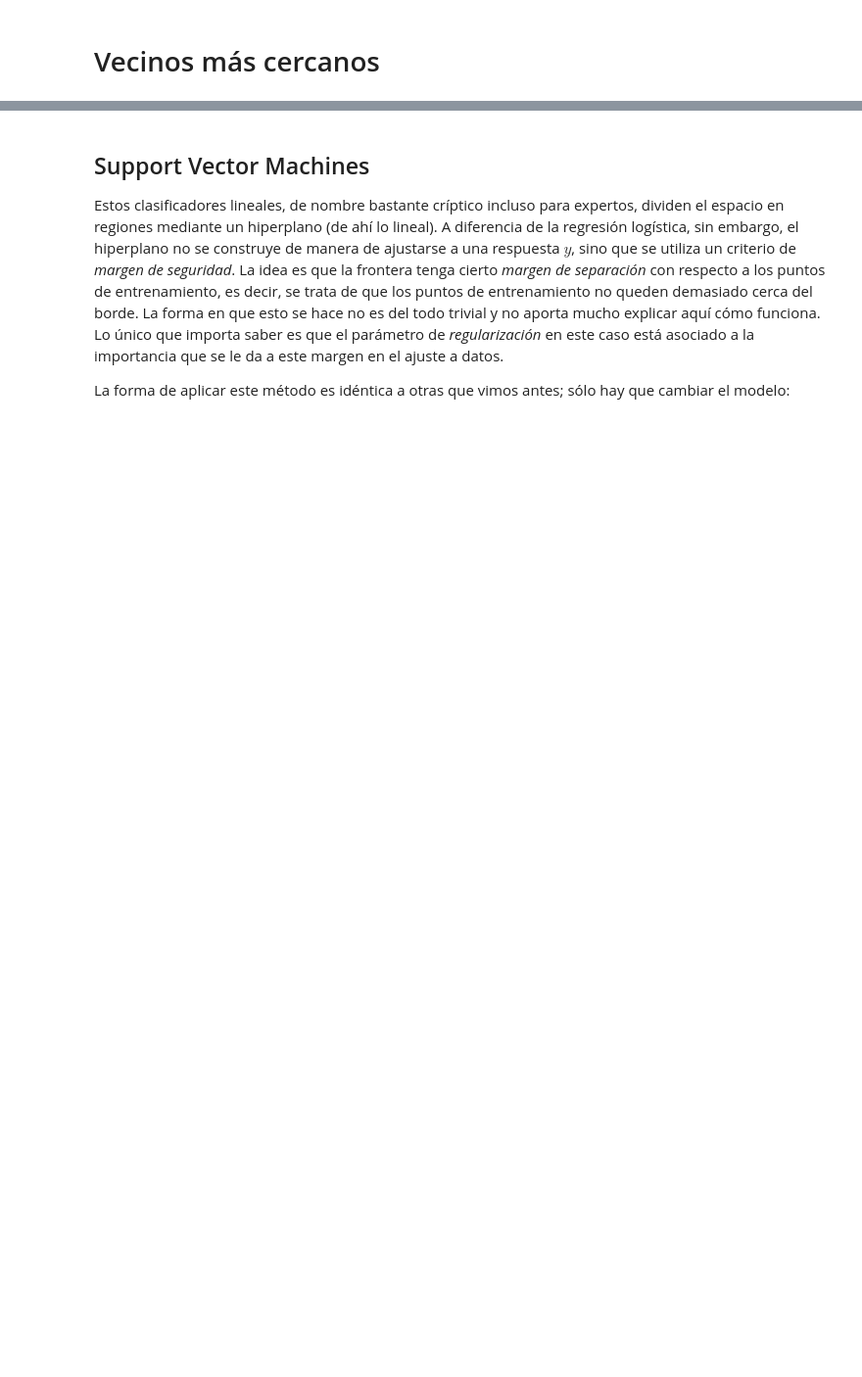
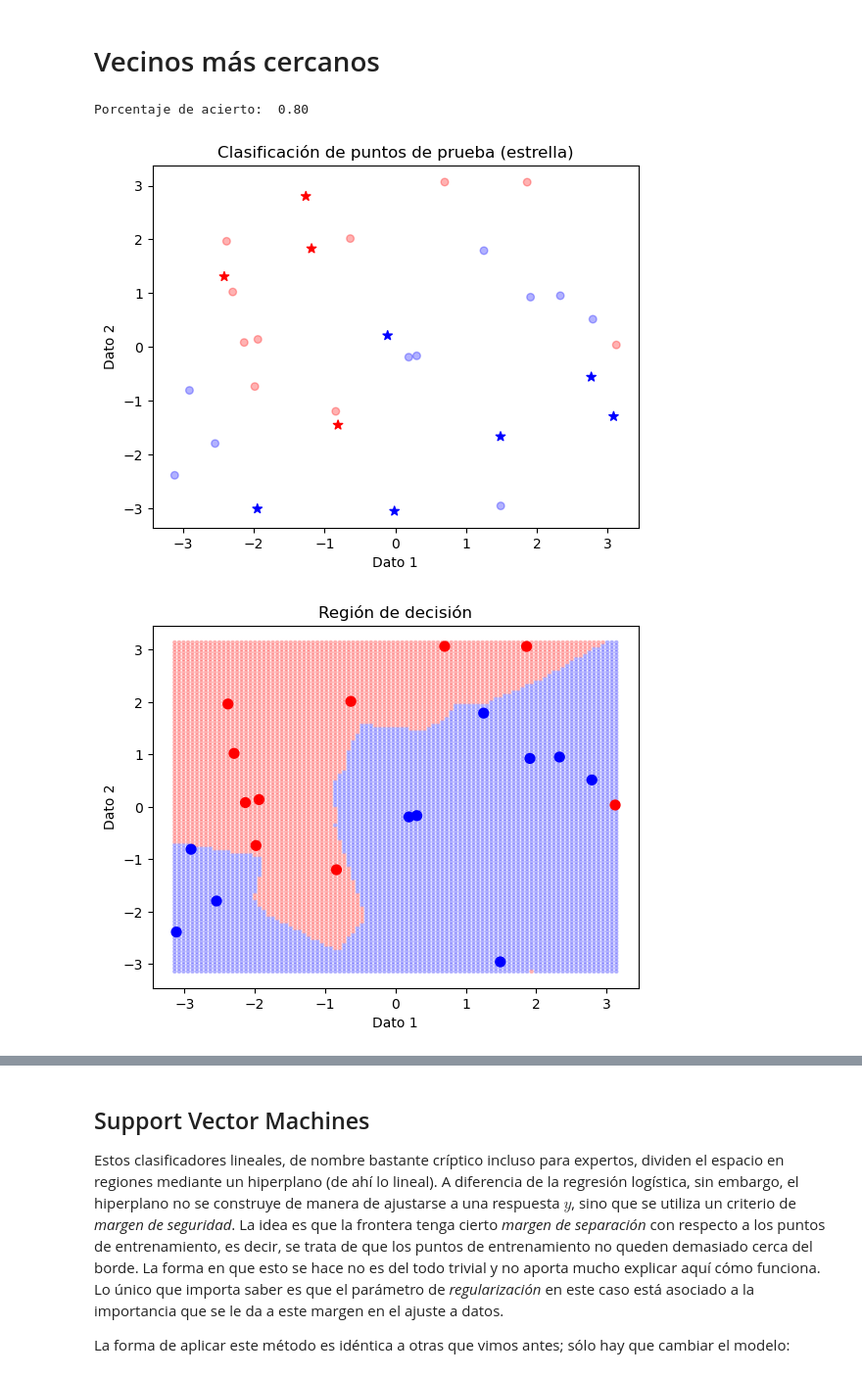
Before and after one commit to nacho-pancho/agrokhipux2024, a Jupyter notebook: practicos/2-machine_learning/2-2-clasificacion.ipynb, the cells around one changed output, grey strips where cells are left out. Shown at 98% size. Saved outputs shown, nothing was run; the diff lists cells and outputs as text; code cells hidden in the pictures; blank space fills up the shorter version.

```diff
--- a/practicos/2-machine_learning/2-2-clasificacion.ipynb
+++ b/practicos/2-machine_learning/2-2-clasificacion.ipynb
@@ -60,7 +62,7 @@ X_train, X_test, y_train, y_test = train_test_split(X, y, train_size=20, random_
 # creamos el clasificador de vecinos más cercanos y lo configuramos
 # para que use 1 vecino (k=1)
 #
-K = 1
+K = 3
 knn = KNeighborsClassifier(n_neighbors=K)
 #
 # ajustamos a datos
@@ -98,33 +100,37 @@ def pintar_regiones(X,y,clasificador,res=100):
   barremos todo el espacio con una grilla fina y pintamos cada punto
   con la clase asignada.
   '''
   x1s = np.linspace(-np.pi,np.pi,100)
   x2s = np.linspace(-np.pi,np.pi,100)
   ns = len(x1s)*len(x2s)
   X_aux = np.zeros((ns,2))
   i = 0
   for x1 in x1s:
     for x2 in x2s:
       X_aux[i,0] = x1
       X_aux[i,1] = x2
       i += 1
   y_aux = clasificador.predict(X_aux)
   #
   # grilla fina:
   #
   plt.scatter(X_aux[:,0],X_aux[:,1],marker='o',edgecolors='none',c=y_aux,s=10,cmap=bwr_transp)
   #
   # puntos de referencia
   #
   plt.scatter(X[:,0],X[:,1],marker='o',c=y,s=50,cmap=cm.bwr)
   plt.title('Región de decisión')
   plt.xlabel('Dato 1')
   plt.ylabel('Dato 2')
   plt.show()
 #
 # ejecutamos función
 #
 pintar_regiones(X_train,y_train,knn)
+# %% [output]
+Porcentaje de acierto:  0.80
+[figure, added]
+[figure, added]
 # %%
 #
 # K = 3
```
Also changed, not shown: parts of 6 cells of this notebook, 5 other files.
